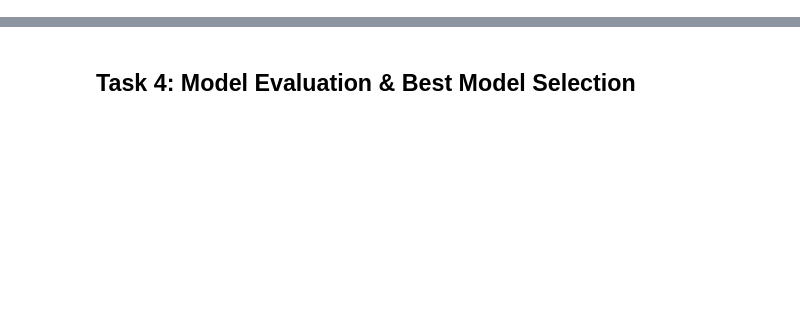
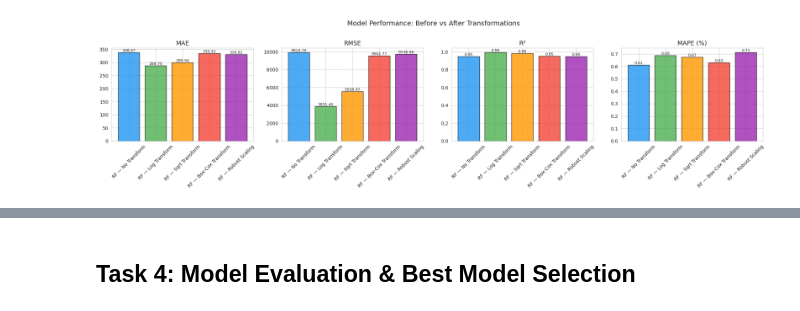
Before and after one commit to GetMeoutt/P2-Deliverable-2, a Jupyter notebook: Deliverable2.ipynb, the cells around one changed output, grey strips where cells are left out. Saved outputs shown, nothing was run; the diff lists cells and outputs as text; code cells hidden in the pictures; blank space fills up the shorter version.

```diff
--- a/Deliverable2.ipynb
+++ b/Deliverable2.ipynb
@@ -444,0 +21,4 @@ print(grid_summary.to_string(index=False))
+# %%
+df = pd.read_csv('CIS2022_PUMF_renamed.csv')
+print(f"Raw dataset shape: {df.shape}")
+df.head()
@@ -444,0 +316,23 @@ print(grid_summary.to_string(index=False))
+# %%
+def mape(y_true, y_pred):
+    """Mean Absolute Percentage Error, ignoring zeros in y_true."""
+    mask = y_true != 0
+    return np.mean(np.abs((y_true[mask] - y_pred[mask]) / y_true[mask])) * 100
+
+def evaluate_model(y_true, y_pred, label=''):
+    """Return dict of regression metrics."""
+    return {
+        'Model': label,
+        'MAE': mean_absolute_error(y_true, y_pred),
+        'RMSE': np.sqrt(mean_squared_error(y_true, y_pred)),
+        'R²': r2_score(y_true, y_pred),
+        'MAPE (%)': mape(y_true.values, y_pred)
+    }
+
+# --- Baseline: Random Forest on raw (untransformed) target ---
+rf_baseline = RandomForestRegressor(n_estimators=100, random_state=42, n_jobs=-1)
+rf_baseline.fit(X_train, y_train)
+y_pred_baseline = rf_baseline.predict(X_test)
+
+baseline_metrics = evaluate_model(y_test, y_pred_baseline, 'RF — No Transform')
+print(pd.DataFrame([baseline_metrics]).to_string(index=False))
@@ -444,0 +384,19 @@ print(grid_summary.to_string(index=False))
+# %%
+# --- Bar chart comparing metrics across transformations ---
+fig, axes = plt.subplots(1, 4, figsize=(20, 5))
+metrics_to_plot = ['MAE', 'RMSE', 'R²', 'MAPE (%)']
+colors = ['#2196F3', '#4CAF50', '#FF9800', '#F44336', '#9C27B0']
+
+for i, metric in enumerate(metrics_to_plot):
+    bars = axes[i].bar(results_df['Model'], results_df[metric], color=colors, edgecolor='black', alpha=0.8)
+    axes[i].set_title(metric, fontsize=13)
+    axes[i].tick_params(axis='x', rotation=45)
+    for bar, val in zip(bars, results_df[metric]):
+        axes[i].text(bar.get_x() + bar.get_width()/2, bar.get_height(),
+                     f'{val:.2f}', ha='center', va='bottom', fontsize=8)
+
+plt.suptitle('Model Performance: Before vs After Transformations', fontsize=14, y=1.02)
+plt.tight_layout()
+plt.show()
+# %% [output]
+[figure, added]
```
Also changed, not shown: parts of 48 cells of this notebook, 4 other files.
